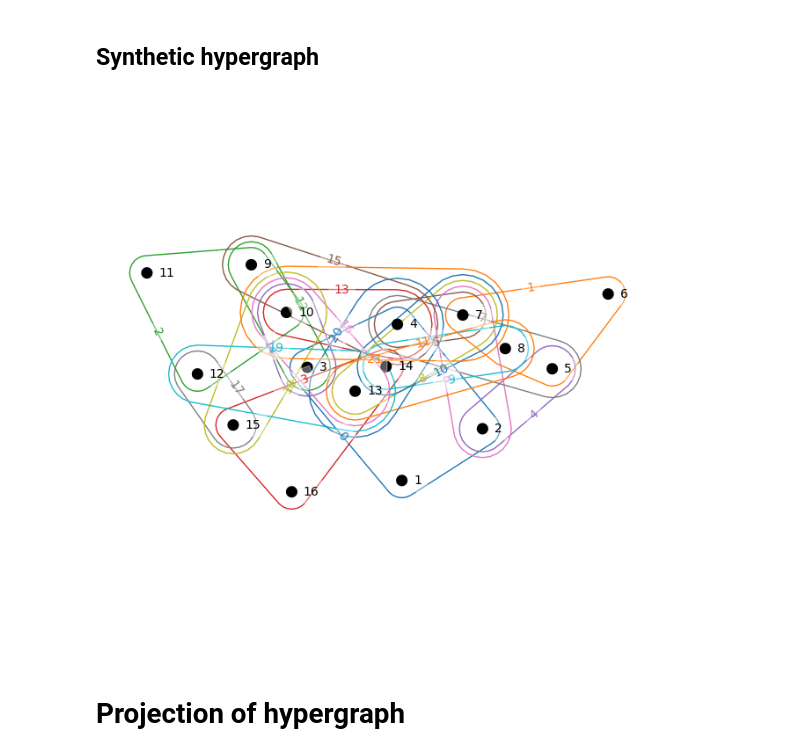
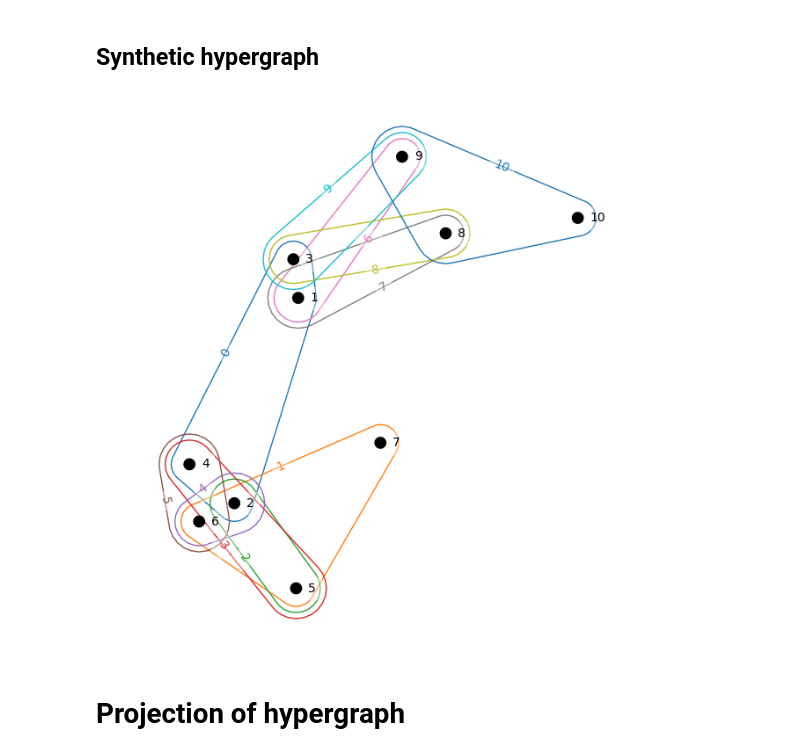
Before and after one commit to barahona-research-group/PyGenStability, a Jupyter notebook: examples/Example_5_hypergraph.ipynb, the cells around one changed output. Saved outputs shown, nothing was run; the diff lists cells and outputs as text; code cells hidden in the pictures.

```diff
--- a/examples/Example_5_hypergraph.ipynb
+++ b/examples/Example_5_hypergraph.ipynb
@@ -21,36 +21,26 @@ from pygenstability import plotting
 import hypernetx as hnx
 # %% [markdown]
 ## Synthetic hypergraph
-# %%
-edges = {
-    0: ('1','2','3','4'),
-    1: ('5','6','7','8'),
-    2: ('9','10','11','12'),
-    3: ('13','14','15','16'),
-    4: ('2','5'),
-    5: ('4','7'),
-    6: ('2','7'),
-    7: ('4','5'),
-    8: ('7','13'),
-    9: ('8','14'),
-    10: ('7','14'),
-    11: ('13','8'),
-    12: ('3','9'),
-    13: ('4','10'),
-    14: ('3','10'),
-    15: ('4','9'),
-    16: ('10','13'),
-    17: ('12','15'),
-    18: ('10','15'),
-    19: ('12','13'),
-    20: ('4','13'),
-    21: ('7','10')
-}
-
-hyper_graph = hnx.Hypergraph(edges)
-hnx.draw(hyper_graph)
-# %% [output]
-[figure, removed]
+# %%
+# construct example with 3 hyperedges acting as communities
+edges = {
+    0: ('1','2','3','4'),
+    1: ('5','6','7'),
+    2: ('2','5'),
+    3: ('4','5'),
+    4: ('2','6'),
+    5: ('4','6'),
+    6: ('1','9'),
+    7: ('1','8'),
+    8: ('3','8'),
+    9: ('3','9'),
+    10: ('8','9','10'),
+}
+
+hyper_graph = hnx.Hypergraph(edges)
+hnx.draw(hyper_graph)
+# %% [output]
+[figure, added]
 # %% [markdown]
 # Projection of hypergraph
 # %%
```
Also changed, not shown: parts of 10 cells of this notebook.
